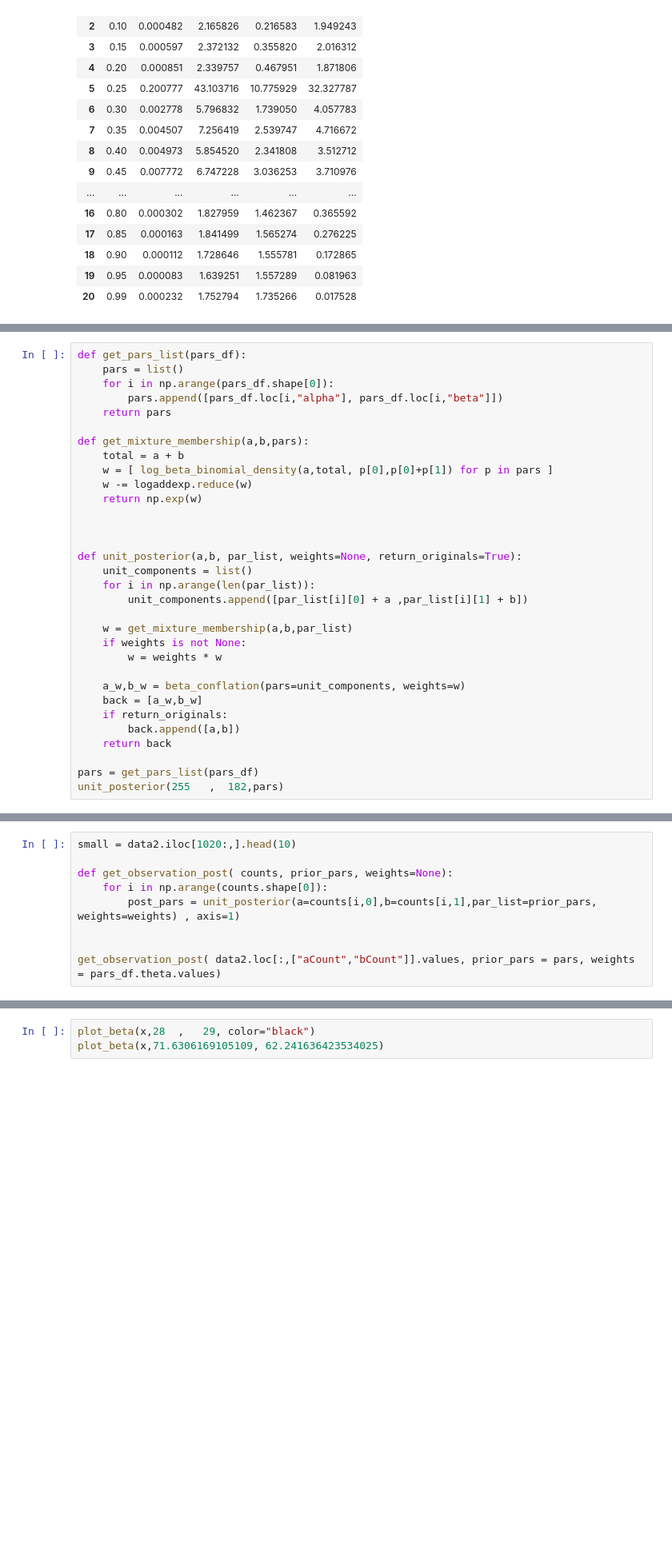
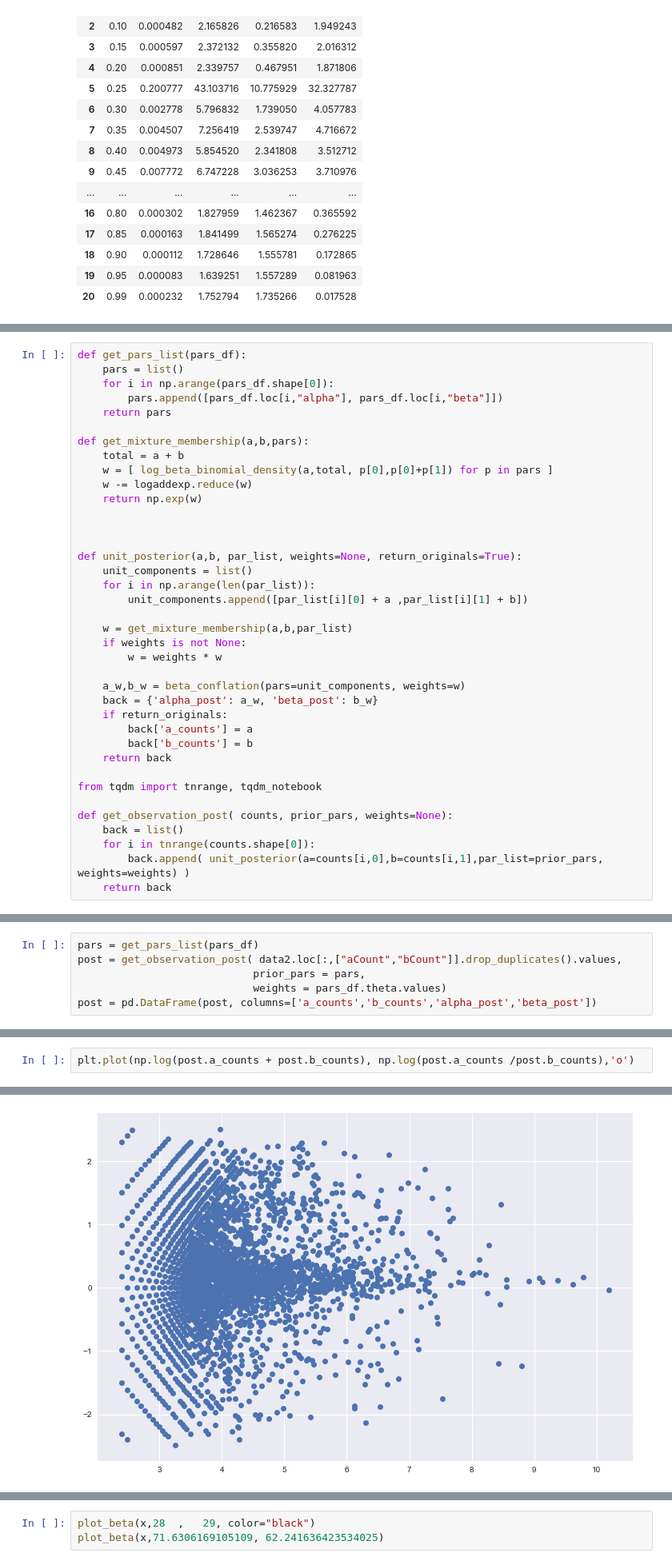
Before and after one commit to inti/ASE, a Jupyter notebook: Untitled.ipynb, the cells around one changed output, grey strips where cells are left out. Shown: that part at 80% size. Saved outputs shown, nothing was run; the diff lists cells and outputs as text; blank space fills up the shorter version.

```diff
--- a/Untitled.ipynb
+++ b/Untitled.ipynb
@@ -478,10 +478,16 @@ def unit_posterior(a,b, par_list, weights=None, return_originals=True):
         w = weights * w
 
     a_w,b_w = beta_conflation(pars=unit_components, weights=w)
-    back = [a_w,b_w]
+    back = {'alpha_post': a_w, 'beta_post': b_w}
     if return_originals:
-        back.append([a,b])
+        back['a_counts'] = a
+        back['b_counts'] = b
     return back
 
-pars = get_pars_list(pars_df)
-unit_posterior(255   ,  182,pars)
+from tqdm import tnrange, tqdm_notebook
+
+def get_observation_post( counts, prior_pars, weights=None):
+    back = list()
+    for i in tnrange(counts.shape[0]):
+        back.append( unit_posterior(a=counts[i,0],b=counts[i,1],par_list=prior_pars, weights=weights) )
+    return back
@@ -490,9 +493,0 @@ unit_posterior(255   ,  182,pars)
-# %%
-small = data2.iloc[1020:,].head(10)
-
-def get_observation_post( counts, prior_pars, weights=None):
-    for i in np.arange(counts.shape[0]):
-        post_pars = unit_posterior(a=counts[i,0],b=counts[i,1],par_list=prior_pars, weights=weights) , axis=1)
-
-
-get_observation_post( data2.loc[:,["aCount","bCount"]].values, prior_pars = pars, weights = pars_df.theta.values)
@@ -502,0 +494,6 @@ data2.loc[:,["aCount","bCount"]].values[5,1]
+# %%
+pars = get_pars_list(pars_df)
+post = get_observation_post( data2.loc[:,["aCount","bCount"]].drop_duplicates().values,
+                            prior_pars = pars,
+                            weights = pars_df.theta.values)
+post = pd.DataFrame(post, columns=['a_counts','b_counts','alpha_post','beta_post'])
@@ -502,0 +511,3 @@ data2.loc[:,["aCount","bCount"]].values[5,1]
+# %%
+plt.plot(np.log(post.a_counts + post.b_counts), np.log(post.a_counts /post.b_counts),'o')
+# %% [output]
@@ -502,0 +515 @@ data2.loc[:,["aCount","bCount"]].values[5,1]
+[figure, added]
```
Also changed, not shown: parts of 8 cells of this notebook.
